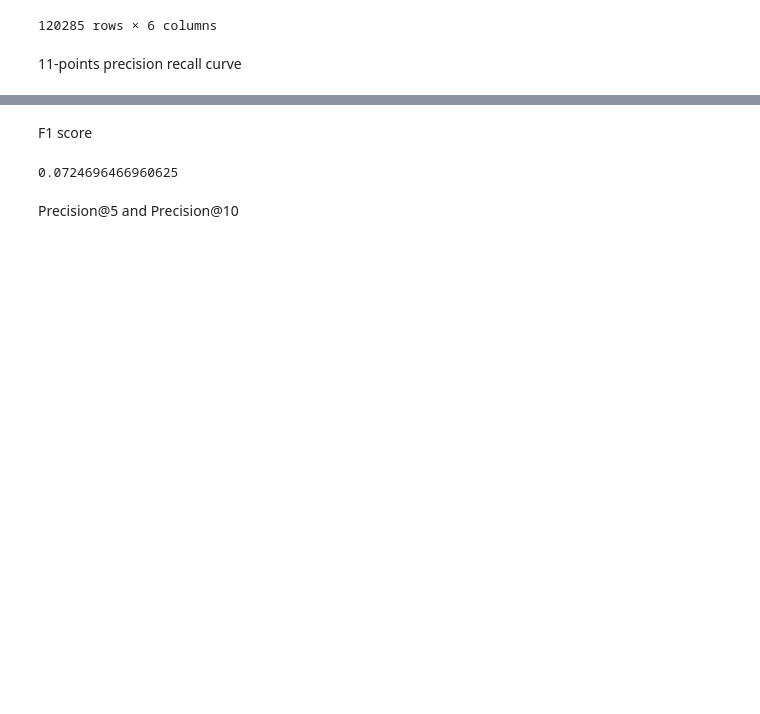
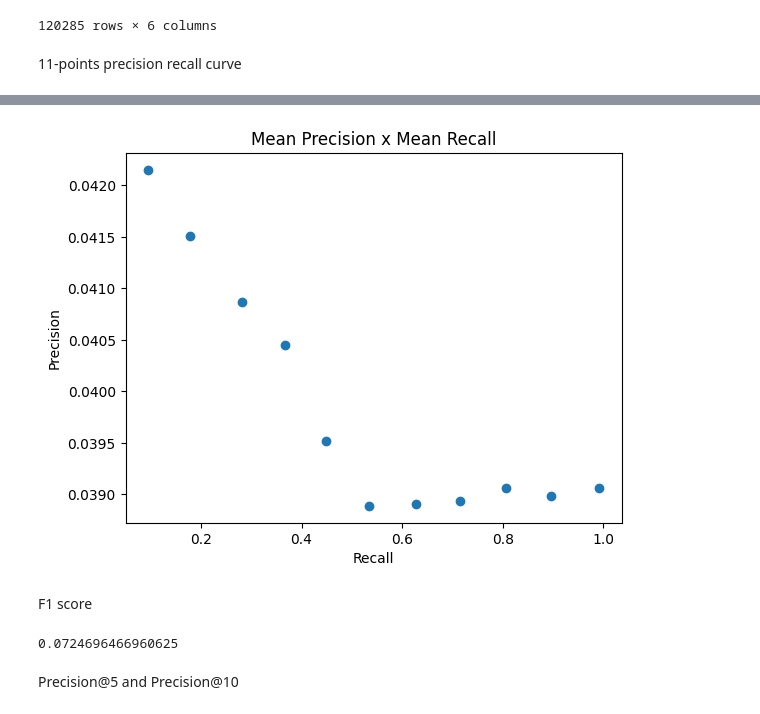
Before and after one commit to luancvieira/Information-Retrieval-Evaluation, a Jupyter notebook: src/IR evaluation.ipynb, the cells around one changed output, grey strips where cells are left out. Saved outputs shown, nothing was run; the diff lists cells and outputs as text; code cells hidden in the pictures; blank space fills up the shorter version.

```diff
--- a/src/IR evaluation.ipynb
+++ b/src/IR evaluation.ipynb
@@ -556,23 +552,6 @@ logger.info("Module 4: Searcher finished")
 logger.info("Execution completed")
 # %% [markdown]
 Module 5: Evaluation
-# %%
-if not os.path.exists("AVALIA"):
-    os.makedirs("AVALIA")
-
-if gli_stemmer == True:
-    stemmer = True
-else:
-    stemmer = False
-
-if stemmer:
-    report_file = "RELATORIO-STEMMER.md"
-    r_precision_histogram_filename = "R_Precision_histogram-STEMMER.png"
-    eleven_point_plot_curve_filename = "11_point_curve-STEMMER.png"
-else:
-    report_file = "RELATORIO-NOSTEMMER.md"
-    r_precision_histogram_filename = "R_Precision_histogram-NOSTEMMER.png"
-    eleven_point_plot_curve_filename = "11_point_curve-NOSTEMMER.png"
 # %%
 expected_df = pd.read_csv(pc_expected, sep=';')
 results_df = pd.read_csv(busca_results, sep=';', header = None, names = ['QueryNumber', 'Column2'])
@@ -613,9 +592,22 @@ sorted_df
 | 120284 | 100 | 1215 | 1001 | 0.000000 | NaN | 0 |
 120285 rows × 6 columns
+# %%
+if not os.path.exists("AVALIA"):
+    os.makedirs("AVALIA")
+evaluation_dir = "AVALIA"
+
+if gli_stemmer:
+    report_file = "RELATORIO-STEMMER.md"
+    r_precision_histogram_filename = "R_Precision_histogram-stemmer"
+    eleven_point_plot_curve_filename = "11_points_curve-stemmer"
+else:
+    report_file = "RELATORIO-NOSTEMMER.md"
+    r_precision_histogram_filename = "R_Precision_histogram-nostemmer"
+    eleven_point_plot_curve_filename = "11_points_curve-nostemmer"
 # %% [markdown]
 11-points precision recall curve
 # %%
-def eleven_points_precision_recall_curve(): # Initialize an empty list to store the precision and recall values for each query
+def eleven_points_precision_recall_curve(filepath,filename): # Initialize an empty list to store the precision and recall values for each query
     precision_values = []
     recall_values = []
 
@@ -655,6 +647,10 @@ def eleven_points_precision_recall_curve(): # Initialize an empty list to store
     plt.title("Mean Precision x Mean Recall")
     plt.xlabel('Recall')
     plt.ylabel('Precision')
-    plt.savefig(os.path.join("AVALIA", "11_point_curve.png"))
+    plt.savefig(os.path.join(filepath, filename) +".png")
+    plt.savefig(os.path.join(filepath, filename) + "-2.pdf", format='pdf')
+
+    df = pd.DataFrame({"Precision": mean_precisions, "Recall": mean_recalls})
+    df.to_csv(f"{os.path.join(filepath, filename)}-1.csv")
+
     plt.show()
-    return os.path.join("AVALIA", "11_point_curve.png")
@@ -666,3 +700,8 @@ eleven_points_precision_recall_curve()
+# %%
+eleven_points_precision_recall_curve(evaluation_dir,eleven_point_plot_curve_filename)
+logger.info(f"{eleven_point_plot_curve_filename} csv and pdf files created")
+# %% [output]
+[figure, added]
 # %% [markdown]
 F1 score
 # %%
```
Also changed, not shown: parts of 17 cells of this notebook, 21 other files.
